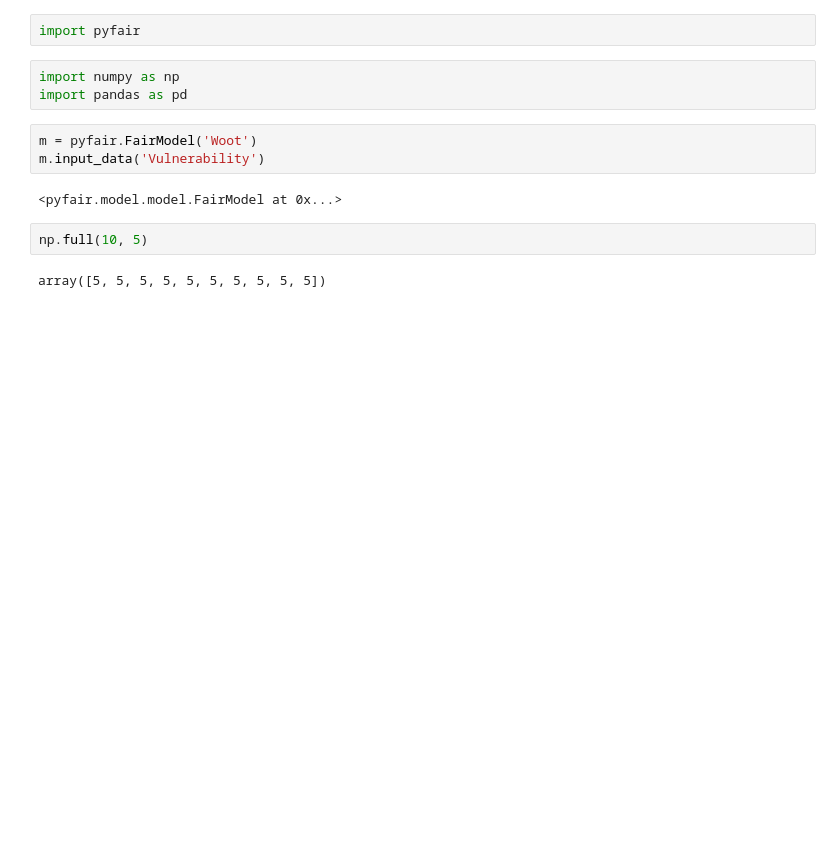
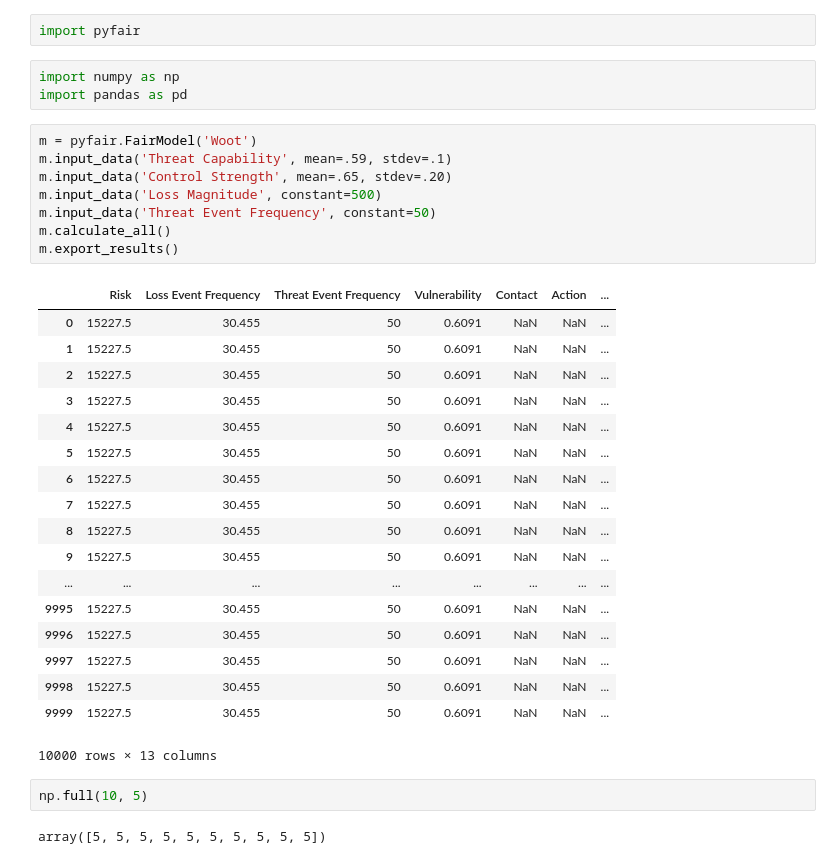
Before and after one commit to Hive-Systems/pyfair, a Jupyter notebook: pyfair_scratch.ipynb, the cells around one changed output. Saved outputs shown, nothing was run; the diff lists cells and outputs as text; blank space fills up the shorter version.

```diff
--- a/pyfair_scratch.ipynb
+++ b/pyfair_scratch.ipynb
@@ -3,11 +3,33 @@ import pyfair
 # %%
 import numpy as np
 import pandas as pd
-# %%
-m = pyfair.FairModel('Woot')
-m.input_data('Vulnerability')
-# %% [output]
-<pyfair.model.model.FairModel at 0x...>
+# %%
+m = pyfair.FairModel('Woot')
+m.input_data('Threat Capability', mean=.59, stdev=.1)
+m.input_data('Control Strength', mean=.65, stdev=.20)
+m.input_data('Loss Magnitude', constant=500)
+m.input_data('Threat Event Frequency', constant=50)
+m.calculate_all()
+m.export_results()
+# %% [output]
+|  | Risk | Loss Event Frequency | Threat Event Frequency | Vulnerability | Contact | Action | ... |
+| 0 | 15227.5 | 30.455 | 50 | 0.6091 | NaN | NaN | ... |
+| 1 | 15227.5 | 30.455 | 50 | 0.6091 | NaN | NaN | ... |
+| 2 | 15227.5 | 30.455 | 50 | 0.6091 | NaN | NaN | ... |
+| 3 | 15227.5 | 30.455 | 50 | 0.6091 | NaN | NaN | ... |
+| 4 | 15227.5 | 30.455 | 50 | 0.6091 | NaN | NaN | ... |
+| 5 | 15227.5 | 30.455 | 50 | 0.6091 | NaN | NaN | ... |
+| 6 | 15227.5 | 30.455 | 50 | 0.6091 | NaN | NaN | ... |
+| 7 | 15227.5 | 30.455 | 50 | 0.6091 | NaN | NaN | ... |
+| 8 | 15227.5 | 30.455 | 50 | 0.6091 | NaN | NaN | ... |
+| 9 | 15227.5 | 30.455 | 50 | 0.6091 | NaN | NaN | ... |
+| ... | ... | ... | ... | ... | ... | ... | ... |
+| 9995 | 15227.5 | 30.455 | 50 | 0.6091 | NaN | NaN | ... |
+| 9996 | 15227.5 | 30.455 | 50 | 0.6091 | NaN | NaN | ... |
+| 9997 | 15227.5 | 30.455 | 50 | 0.6091 | NaN | NaN | ... |
+| 9998 | 15227.5 | 30.455 | 50 | 0.6091 | NaN | NaN | ... |
+| 9999 | 15227.5 | 30.455 | 50 | 0.6091 | NaN | NaN | ... |
+10000 rows × 13 columns
 # %%
 np.full(10, 5)
 # %% [output]
```
Also changed, not shown: 4 other files.
